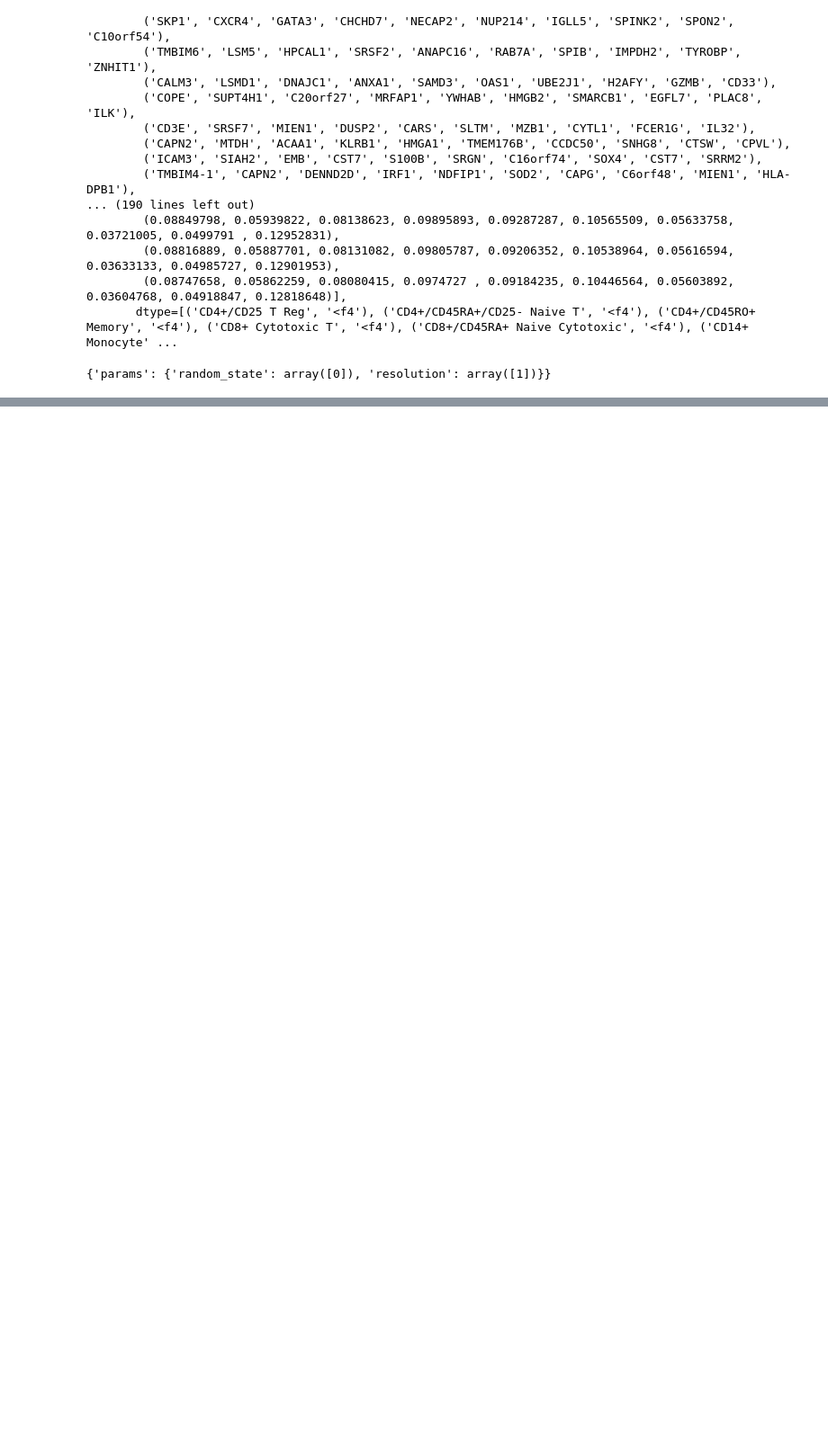
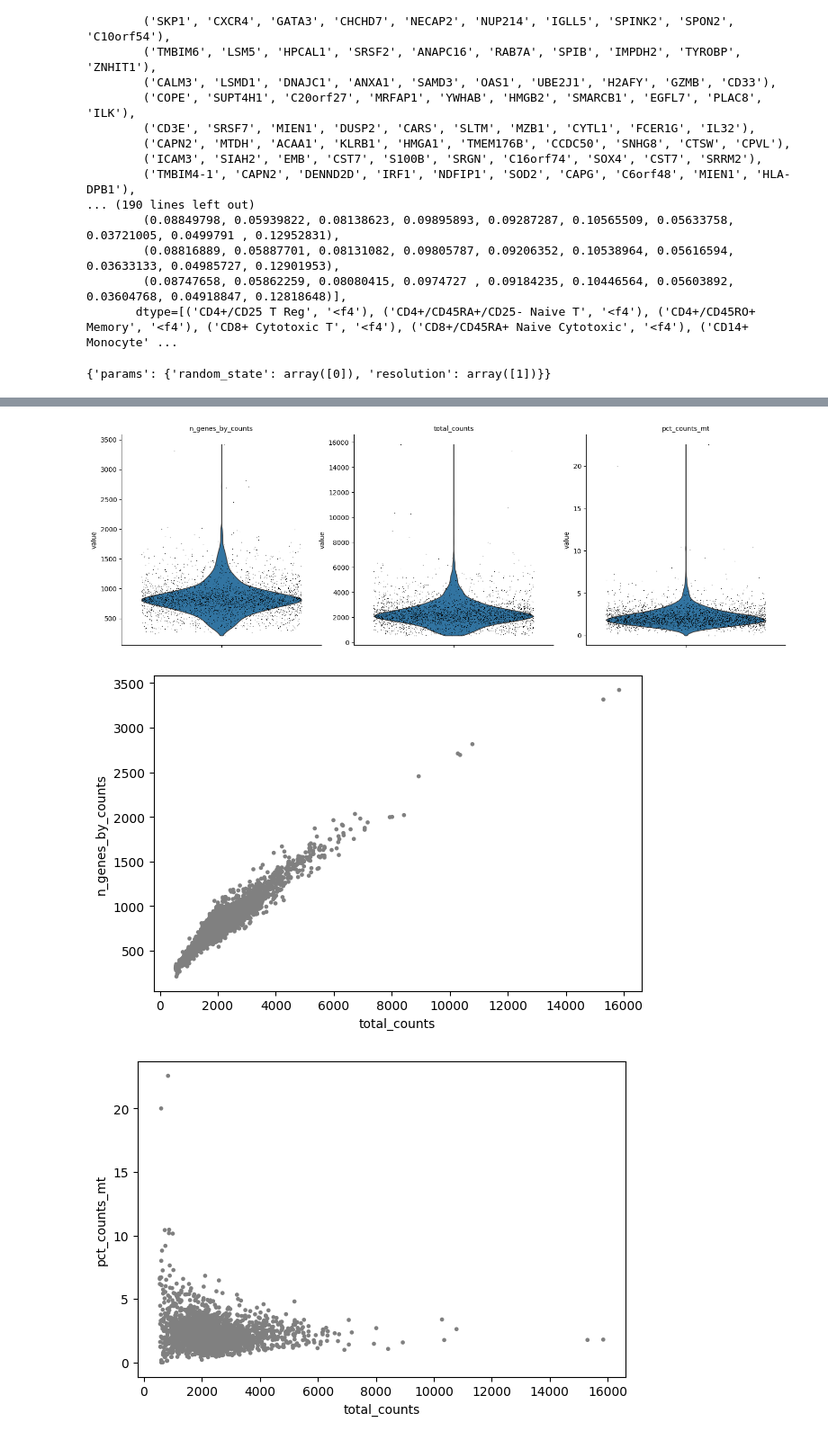
Before and after one commit to tshotts07/ImmunoType, a Jupyter notebook: notebooks/03_preprocessing.ipynb, the cells around one changed output, grey strips where cells are left out. Shown at 90% size. Cells and saved outputs as stored; diff of their text form; code cells hidden in the pictures; blank space fills up the shorter version.

Commit message:
complete qc and gene filtering workflow

```diff
--- a/notebooks/03_preprocessing.ipynb
+++ b/notebooks/03_preprocessing.ipynb
@@ -110,0 +145,13 @@ adata.uns["louvain"]
+# %%
+# Identify mitochondrial genes
+adata_raw.var["mt"] = adata_raw.var_names.str.startswith("MT-")
+
+# Calculate QC metrics
+sc.pp.calculate_qc_metrics(
+    adata_raw,
+    qc_vars=["mt"],
+    inplace=True
+)
+
+# display first observations
+adata_raw.obs.head()
@@ -110,0 +166,27 @@ adata.uns["louvain"]
+# %%
+import scanpy as sc
+
+# Violin plots of QC metrics
+sc.pl.violin(
+    adata_raw,
+    ["n_genes_by_counts", "total_counts", "pct_counts_mt"],
+    jitter=0.4,
+    multi_panel=True
+)
+
+# Scatter plots
+sc.pl.scatter(
+    adata_raw,
+    x="total_counts",
+    y="n_genes_by_counts"
+)
+
+sc.pl.scatter(
+    adata_raw,
+    x="total_counts",
+    y="pct_counts_mt"
+)
+# %% [output]
+[figure, added]
+[figure, added]
+[figure, added]
```
Also changed, not shown: parts of 8 cells of this notebook, 1 other file.
